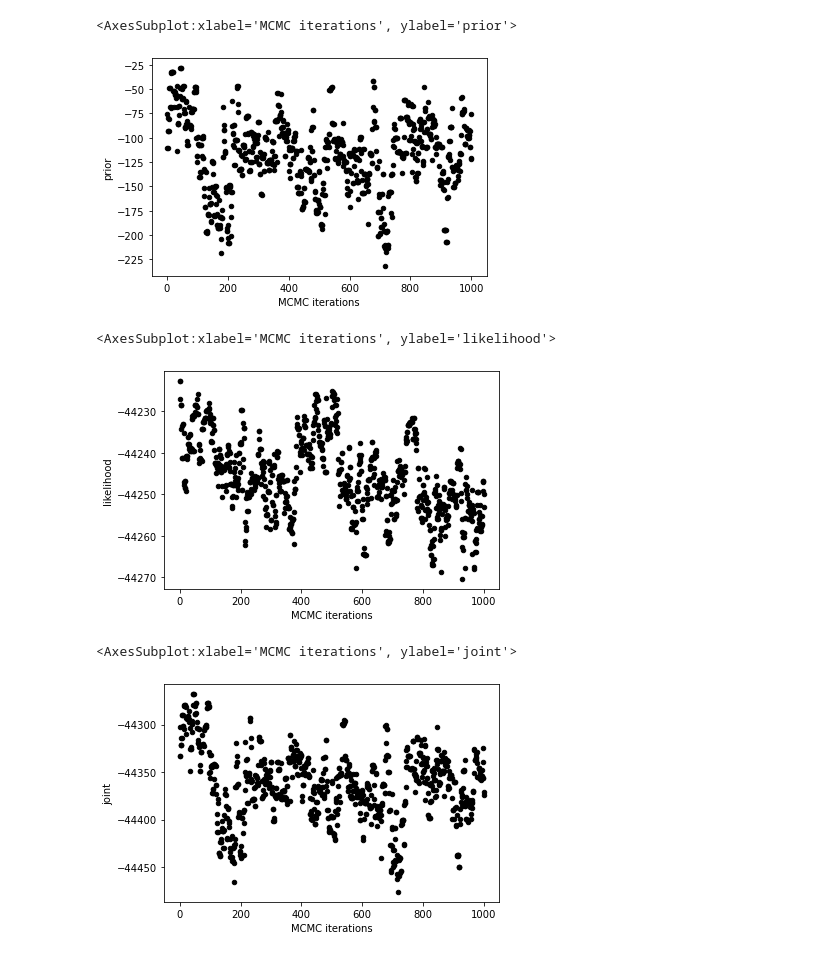
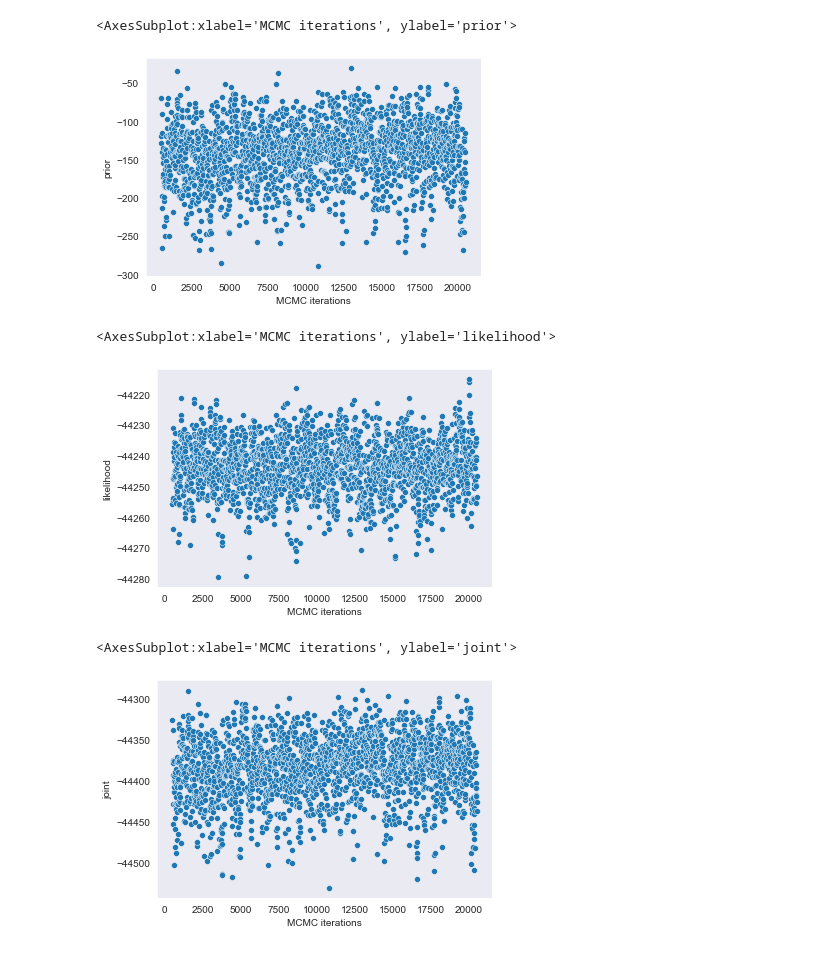
Before and after one commit to sacktock/CompBio, a Jupyter notebook: inference.ipynb, the cells around one changed output. Saved outputs shown, nothing was run; the diff lists cells and outputs as text; code cells hidden in the pictures.

```diff
--- a/inference.ipynb
+++ b/inference.ipynb
@@ -5,11 +5,19 @@
 # %%
 import pandas as pd
 from pandas import DataFrame as df
+import seaborn as sns
+import numpy as np
+import matplotlib.pyplot as plt
+
+#plt.rcParams['figure.dpi'] = 300
+sns.set_style("dark")
 # %%
 df = pd.read_csv('./cov/cov.sample/out.stats',sep='\t')
 # %%
 df = df.iloc[1: , :]
 df.rename(columns={"iter": "MCMC iterations"}, inplace=True)
+df = df.tail(-500) # drop the first 500 samples as burn-in
+df = df.iloc[::10] # drop every 10th sample
 df.head()
 # %% [output]
 |  | stage | MCMC iterations | prior | prior2 | likelihood | joint | recombs | noncompats | arglen |
@@ -21,20 +29,17 @@ df.head()
 # %%
-recomb_rates = []
-
-for index, row in df.iterrows():
-    recomb_rates.append(row['recombs']/row['arglen'])
+df['Recombination rates'] = np.where(df['arglen'] < 1, df['arglen'], df['recombs']/df['arglen'])
 # %%
-df.plot.scatter(x = 'MCMC iterations', y = 'prior', c='black')
+sns.scatterplot(data=df, x = 'MCMC iterations', y = 'prior')
 # %% [output]
 <AxesSubplot:xlabel='MCMC iterations', ylabel='prior'>
-[figure, old version]
+[figure, new version]
 # %%
-df.plot.scatter(x = 'MCMC iterations', y = 'likelihood', c='black')
+sns.scatterplot(data=df, x = 'MCMC iterations', y = 'likelihood')
 # %% [output]
 <AxesSubplot:xlabel='MCMC iterations', ylabel='likelihood'>
-[figure, old version]
+[figure, new version]
 # %%
-df.plot.scatter(x = 'MCMC iterations', y = 'joint', c='black')
+sns.scatterplot(data=df, x = 'MCMC iterations', y = 'joint')
 # %% [output]
 <AxesSubplot:xlabel='MCMC iterations', ylabel='joint'>
-[figure, old version]
+[figure, new version]
```
Also changed, not shown: parts of 5 cells of this notebook.
